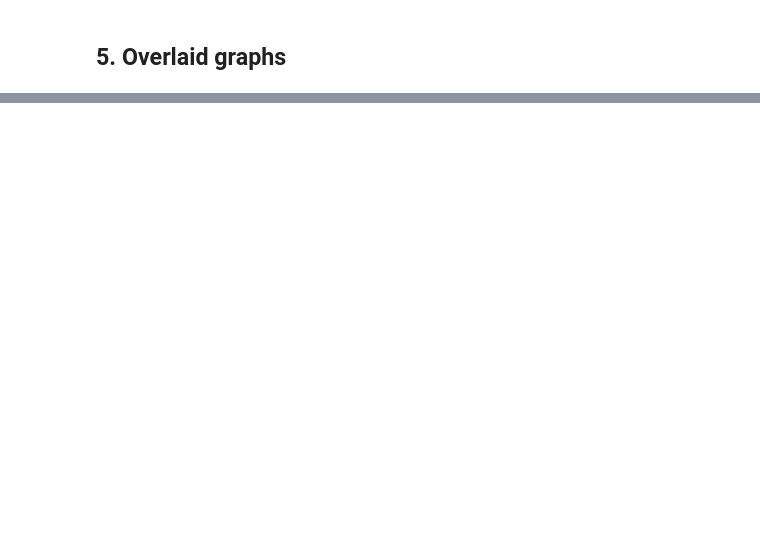
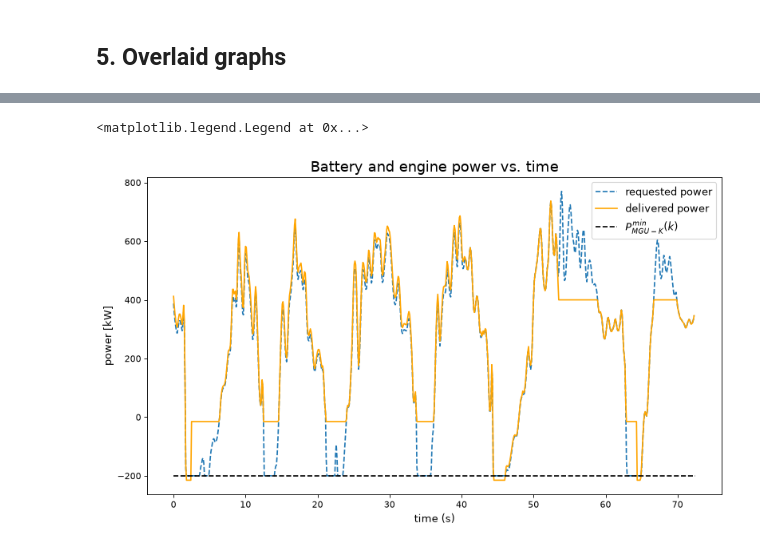
Before and after one commit to tommasoandina1/thermal-aware-ems-f1, a Jupyter notebook: Compare_Controllers.ipynb, the cells around one changed output, grey strips where cells are left out. Cells and saved outputs as stored; diff of their text form; code cells hidden in the pictures; blank space fills up the shorter version.

```diff
--- a/Compare_Controllers.ipynb
+++ b/Compare_Controllers.ipynb
@@ -248,0 +256,21 @@ plot.show()
+# %%
+P_gb2 = np.zeros_like(P_gb)
+for k in range(len(P_gb)):
+    if P_gb[k]<=P_MGU_min:
+        P_gb2[k] = P_MGU_min
+    else:
+        P_gb2[k]=P_gb[k]
+
+plot.figure(num=1, figsize=(10, 6), dpi=80, facecolor='w', edgecolor='k')
+plot.subplot(1,1,1)
+plot.plot(t[0:-2], (P_gb2[0:-2])/1e3, '--',label='requested power')
+plot.plot(t[0:-2], (P_MGUK_ecms[0:-2]+P_eng_ecms[0:-2])/1e3, 'orange', label='delivered power')
+plot.plot(t, P_MGU_min*np.ones(t.shape)/1e3, 'k--', label=r'$P_{MGU-K}^{min}(k)$')
+plot.ylabel('power [kW]', fontsize=12)
+plot.title('Battery and engine power vs. time', fontsize=16)
+plot.xlabel('time (s)', fontsize=12)
+plot.tight_layout()
+plot.legend(loc=0, fontsize=12)
+# %% [output]
+<matplotlib.legend.Legend at 0x...>
+[figure, added]
```
Also changed, not shown: parts of 5 cells of this notebook, 8 other files.
